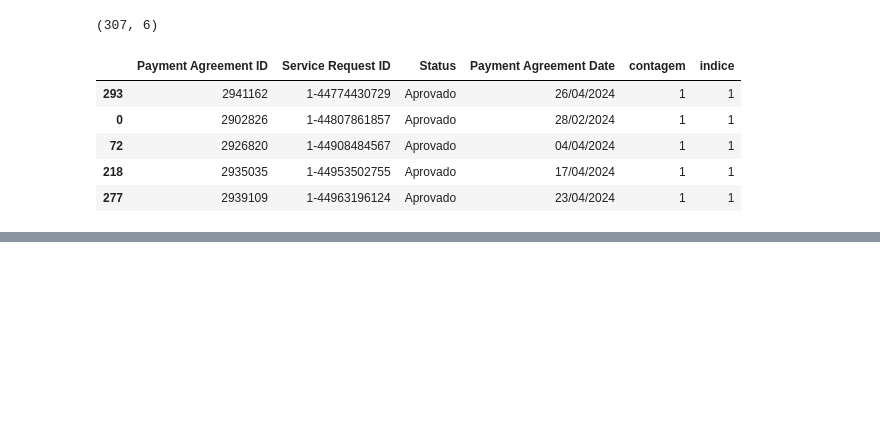
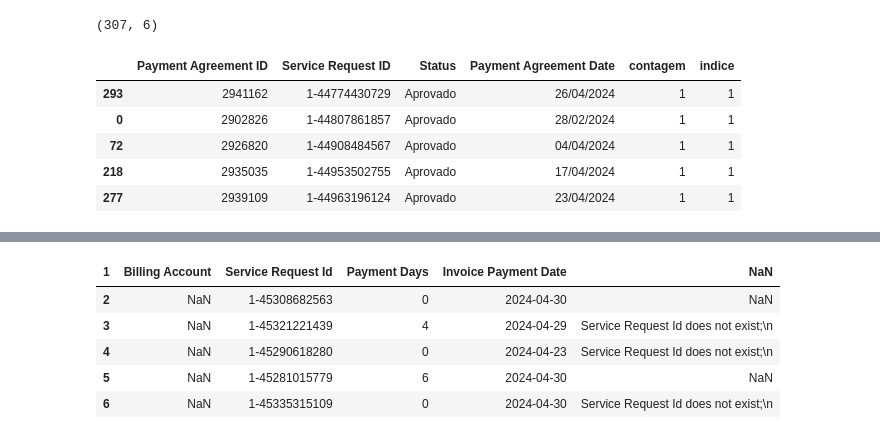
Before and after one commit to josepmatias/nos_reten-ao, a Jupyter notebook: actividades extra.ipynb, the cells around one changed output, grey strips where cells are left out. Cells and saved outputs as stored; diff of their text form; code cells hidden in the pictures; blank space fills up the shorter version.

```diff
--- a/actividades extra.ipynb
+++ b/actividades extra.ipynb
@@ -367,0 +403,17 @@ files.download("acordos de pagamento.xlsx")
+# %%
+#formatar folha "erro pagamento"
+erro_pagamento2=erro_pagamento.iloc[2:, :5]
+
+erro_pagamento2.columns=erro_pagamento.iloc[1, :5]
+
+#separar data da hora
+erro_pagamento2["Invoice Payment Date"]=pd.to_datetime(erro_pagamento2["Invoice Payment Date"])
+
+erro_pagamento2.head()
+# %% [output]
+| 1 | Billing Account | Service Request Id | Payment Days | Invoice Payment Date | NaN |
+| 2 | NaN | 1-45308682563 | 0 | 2024-04-30 | NaN |
+| 3 | NaN | 1-45321221439 | 4 | 2024-04-29 | Service Request Id does not exist;\n |
+| 4 | NaN | 1-45290618280 | 0 | 2024-04-23 | Service Request Id does not exist;\n |
+| 5 | NaN | 1-45281015779 | 6 | 2024-04-30 | NaN |
+| 6 | NaN | 1-45335315109 | 0 | 2024-04-30 | Service Request Id does not exist;\n |
```
Also changed, not shown: parts of 7 cells of this notebook.
